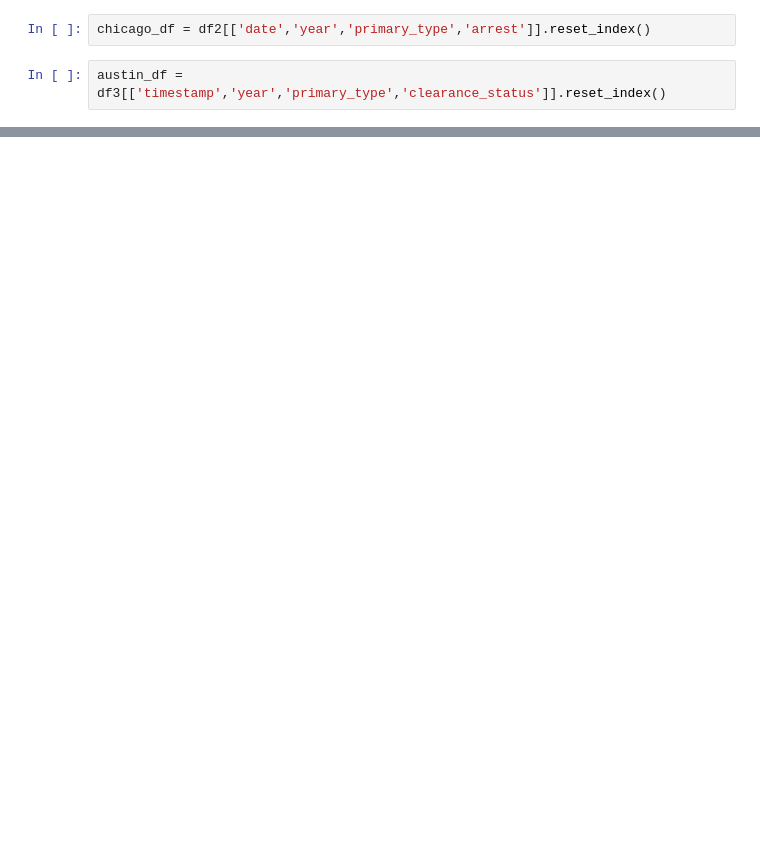
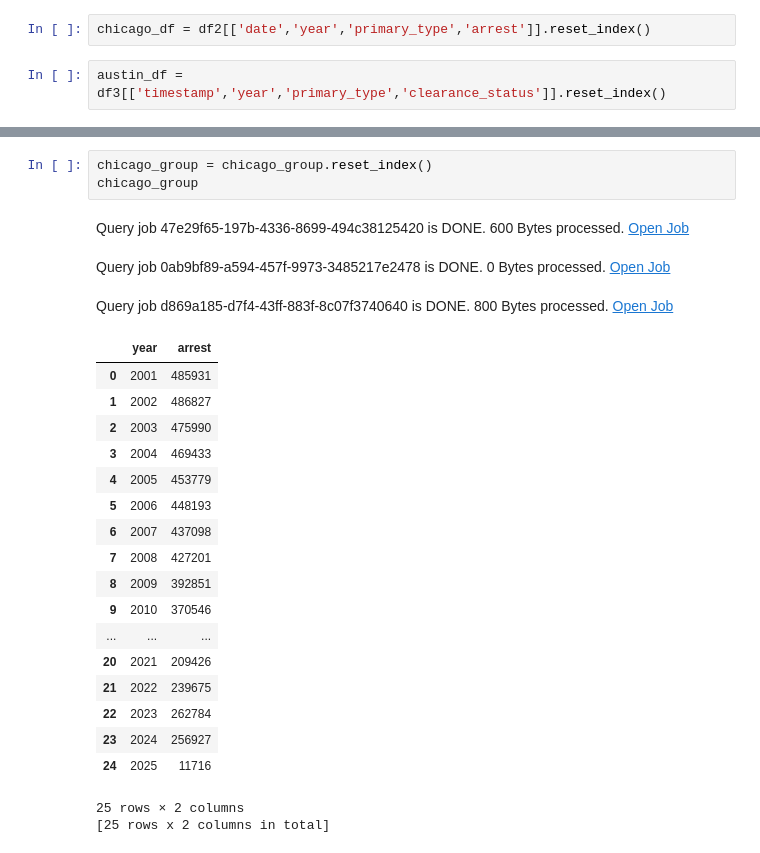
Before and after one commit to R0go/GCP_test_project, a Jupyter notebook: my_GCP_project.ipynb, the cells around one changed output, grey strips where cells are left out. Saved outputs shown, nothing was run; the diff lists cells and outputs as text; blank space fills up the shorter version.

```diff
--- a/my_GCP_project.ipynb
+++ b/my_GCP_project.ipynb
@@ -203,0 +231,26 @@ memory usage: 4783552 bytes
+# %%
+chicago_group = chicago_group.reset_index()
+chicago_group
+# %% [output]
+Query job 47e29f65-197b-4336-8699-494c38125420 is DONE. 600 Bytes processed. Open Job
+Query job 0ab9bf89-a594-457f-9973-3485217e2478 is DONE. 0 Bytes processed. Open Job
+Query job d869a185-d7f4-43ff-883f-8c07f3740640 is DONE. 800 Bytes processed. Open Job
+|  | year | arrest |
+| 0 | 2001 | 485931 |
+| 1 | 2002 | 486827 |
+| 2 | 2003 | 475990 |
+| 3 | 2004 | 469433 |
+| 4 | 2005 | 453779 |
+| 5 | 2006 | 448193 |
+| 6 | 2007 | 437098 |
+| 7 | 2008 | 427201 |
+| 8 | 2009 | 392851 |
+| 9 | 2010 | 370546 |
+| ... | ... | ... |
+| 20 | 2021 | 209426 |
+| 21 | 2022 | 239675 |
+| 22 | 2023 | 262784 |
+| 23 | 2024 | 256927 |
+| 24 | 2025 | 11716 |
+25 rows × 2 columns
+[25 rows x 2 columns in total]
```
Also changed, not shown: parts of 15 cells of this notebook.
